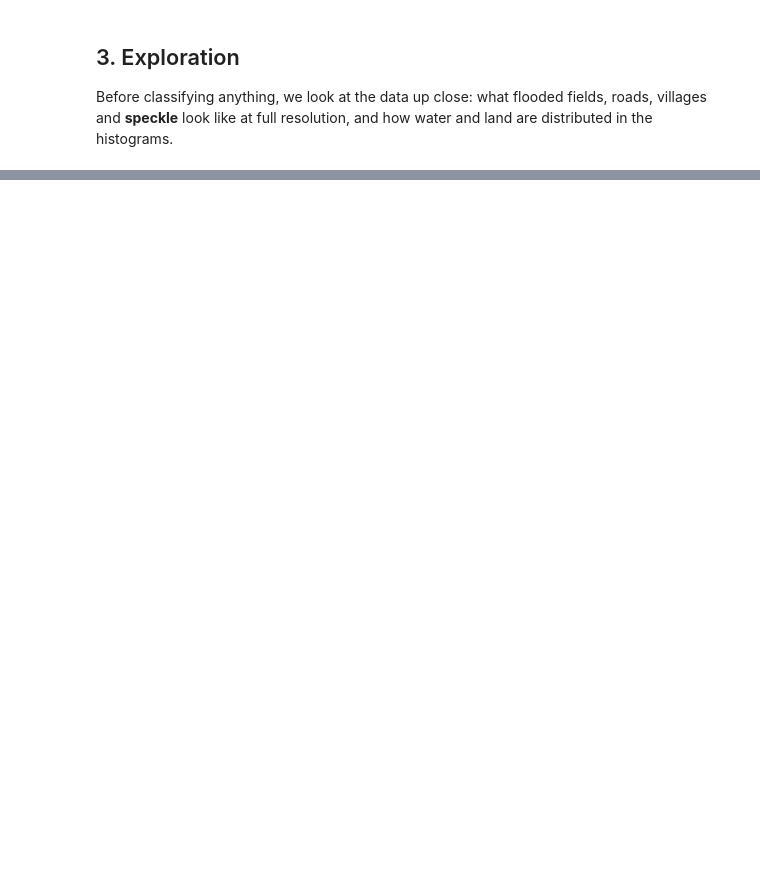
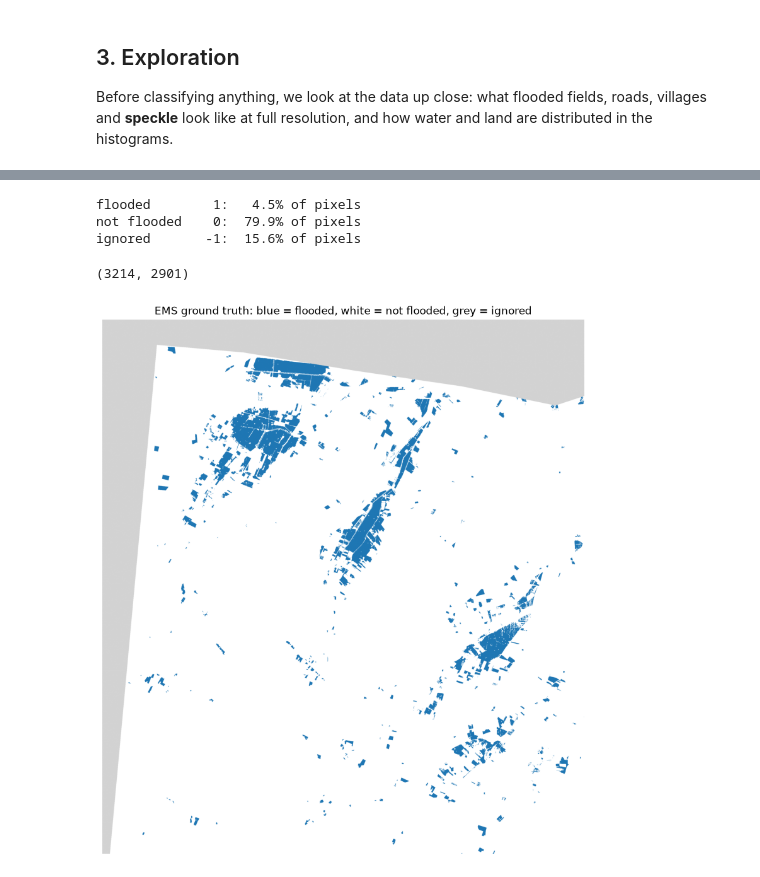
Before and after one commit to disodiso/FloodMappingEmiliaRomagnaS1, a Jupyter notebook: FloodMappingEmiliaRomagnaS1.ipynb, the cells around one changed output, grey strips where cells are left out. Saved outputs shown, nothing was run; the diff lists cells and outputs as text; code cells hidden in the pictures; blank space fills up the shorter version.

```diff
--- a/FloodMappingEmiliaRomagnaS1.ipynb
+++ b/FloodMappingEmiliaRomagnaS1.ipynb
@@ -302,0 +329,49 @@ post_db[0, ZOOM_ROWS, ZOOM_COLS].shape   # (300, 300)
+# %%
+from rasterio.features import rasterize
+
+# Areas EMS did not analyse (outside the COSMO-SkyMed image), in UTM like the other layers
+footprint_ems = gpd.read_file(EMS_DIR / "EMSR664_AOI01_DEL_MONIT03_imageFootprintA_v1.shp")
+not_analysed_utm = footprint_ems[footprint_ems["obj_type"] == "Not Analysed - No data"].to_crs(UTM_EPSG)
+
+GRID_SHAPE = (profile["height"], profile["width"])   # (3214, 2901) rows, cols of the Sentinel-1 images
+GRID_TRANSFORM = profile["transform"]                 # pixel (row, col) <-> UTM coordinates in metres
+
+
+def polygons_to_mask(gdf):
+    """1 where the pixel centre falls inside a polygon, 0 elsewhere, on the Sentinel-1 grid."""
+    return rasterize(gdf.geometry, out_shape=GRID_SHAPE, transform=GRID_TRANSFORM,
+                     fill=0, default_value=1, dtype="uint8")
+
+
+flooded = polygons_to_mask(flood_utm)              # (rows, cols) 1 = EMS water
+inside_aoi = polygons_to_mask(aoi_utm)             # (rows, cols) 1 = analysed by EMS
+not_analysed = polygons_to_mask(not_analysed_utm)  # (rows, cols) 1 = no data
+
+# Build the labels: start with everything ignored, then fill in. The order matters: no data wins
+labels = np.full(GRID_SHAPE, -1, dtype=np.int8)
+labels[inside_aoi == 1] = 0
+labels[flooded == 1] = 1
+labels[not_analysed == 1] = -1
+
+for value, name in [(1, "flooded"), (0, "not flooded"), (-1, "ignored")]:
+    print(f"{name:12s} {value:3d}: {100 * np.mean(labels == value):5.1f}% of pixels")
+
+labels.shape
+# %% [output]
+flooded        1:   4.5% of pixels
+not flooded    0:  79.9% of pixels
+ignored       -1:  15.6% of pixels
+(3214, 2901)
+# %%
+from matplotlib.colors import ListedColormap
+
+# One colour per label value, in order -1, 0, 1
+LABEL_CMAP = ListedColormap(["lightgrey", "white", "tab:blue"])   # ignored, not flooded, flooded
+
+fig, ax = plt.subplots(figsize=(10, 11))
+ax.imshow(labels, cmap=LABEL_CMAP, vmin=-1, vmax=1)   # ground truth on the Sentinel-1 grid
+ax.set_title("EMS ground truth: blue = flooded, white = not flooded, grey = ignored")
+ax.axis("off")
+plt.show()
+# %% [output]
+[figure, added]
```
Also changed, not shown: parts of 16 cells of this notebook.
